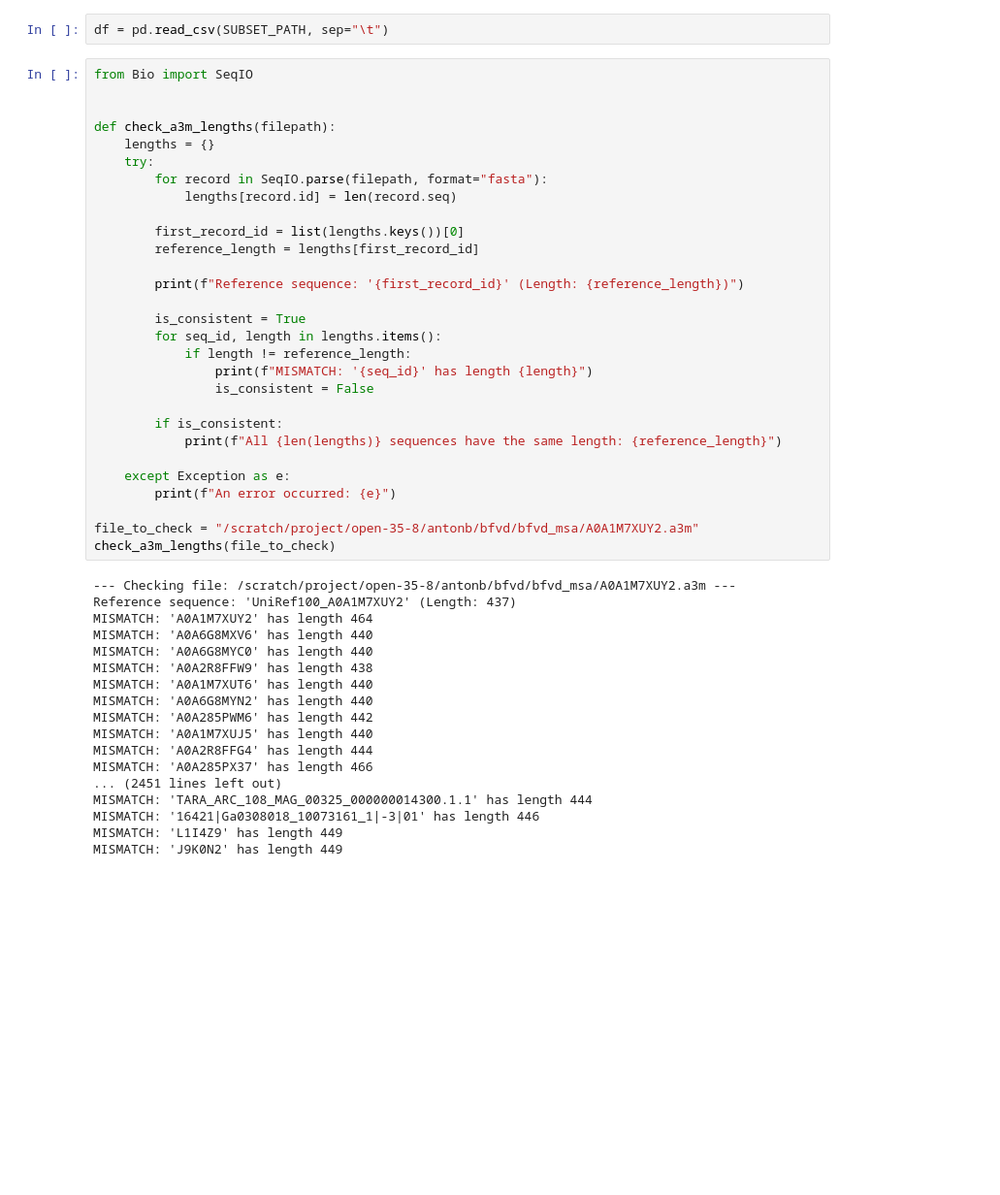
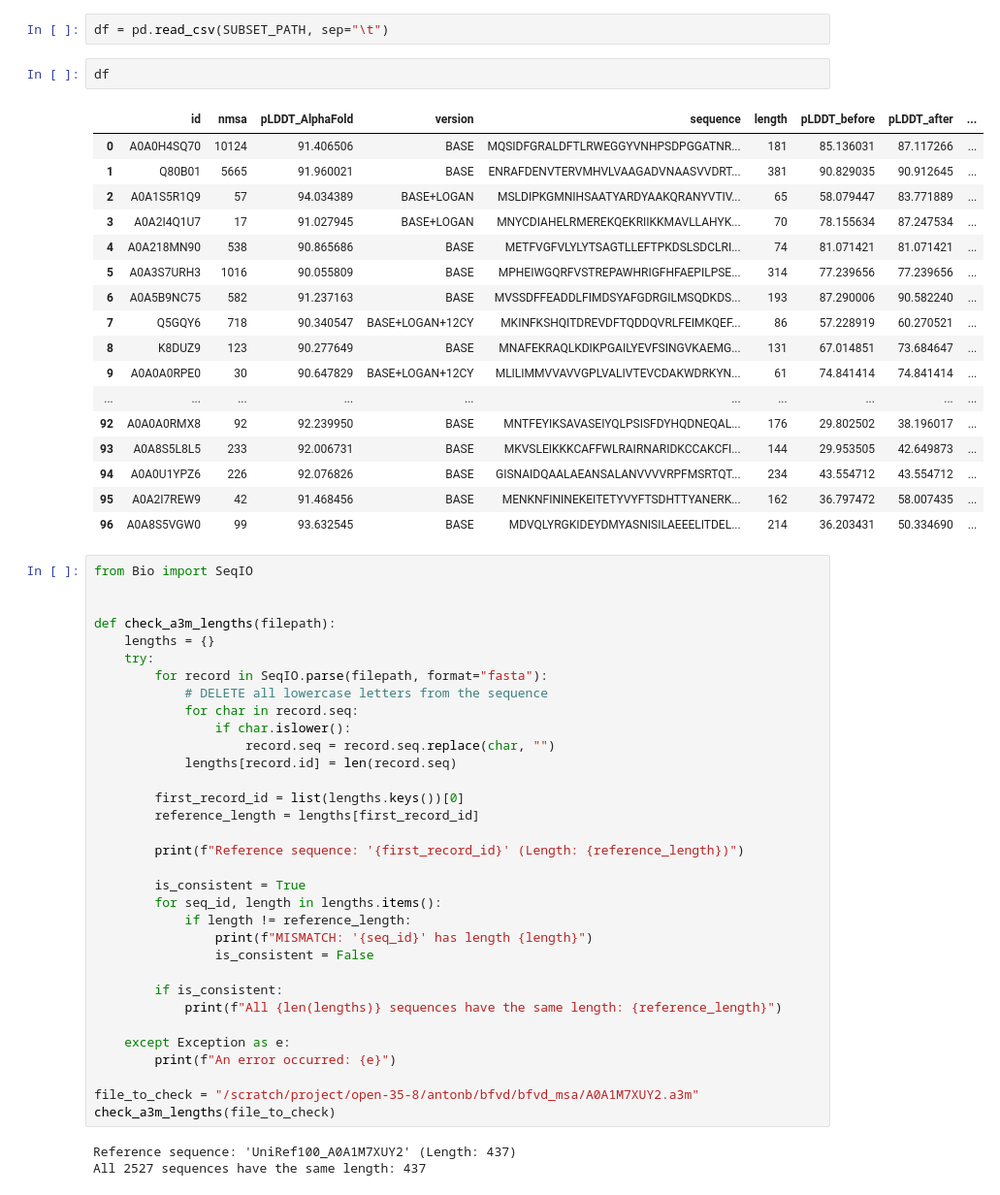
Before and after one commit to pimenol/ProteinTTT, a Jupyter notebook: notebooks/ProteinTTT_MSA.ipynb, the cells around one changed output. Shown at 97% size. Cells and saved outputs as stored; diff of their text form; blank space fills up the shorter version.

```diff
--- a/notebooks/ProteinTTT_MSA.ipynb
+++ b/notebooks/ProteinTTT_MSA.ipynb
@@ -31,6 +31,26 @@ SUBSET_PATH = base_path / 'proteinttt_msa_testset.tsv'
 # Choosing data
 # %%
 df = pd.read_csv(SUBSET_PATH, sep="\t")
+# %%
+df
+# %% [output]
+|  | id | nmsa | pLDDT_AlphaFold | version | sequence | length | pLDDT_before | pLDDT_after | ... |
+| 0 | A0A0H4SQ70 | 10124 | 91.406506 | BASE | MQSIDFGRALDFTLRWEGGYVNHPSDPGGATNR... | 181 | 85.136031 | 87.117266 | ... |
+| 1 | Q80B01 | 5665 | 91.960021 | BASE | ENRAFDENVTERVMHVLVAAGADVNAASVVDRT... | 381 | 90.829035 | 90.912645 | ... |
+| 2 | A0A1S5R1Q9 | 57 | 94.034389 | BASE+LOGAN | MSLDIPKGMNIHSAATYARDYAAKQRANYVTIV... | 65 | 58.079447 | 83.771889 | ... |
+| 3 | A0A2I4Q1U7 | 17 | 91.027945 | BASE+LOGAN | MNYCDIAHELRMEREKQEKRIIKKMAVLLAHYK... | 70 | 78.155634 | 87.247534 | ... |
+| 4 | A0A218MN90 | 538 | 90.865686 | BASE | METFVGFVLYLYTSAGTLLEFTPKDSLSDCLRI... | 74 | 81.071421 | 81.071421 | ... |
+| 5 | A0A3S7URH3 | 1016 | 90.055809 | BASE | MPHEIWGQRFVSTREPAWHRIGFHFAEPILPSE... | 314 | 77.239656 | 77.239656 | ... |
+| 6 | A0A5B9NC75 | 582 | 91.237163 | BASE | MVSSDFFEADDLFIMDSYAFGDRGILMSQDKDS... | 193 | 87.290006 | 90.582240 | ... |
+| 7 | Q5GQY6 | 718 | 90.340547 | BASE+LOGAN+12CY | MKINFKSHQITDREVDFTQDDQVRLFEIMKQEF... | 86 | 57.228919 | 60.270521 | ... |
+| 8 | K8DUZ9 | 123 | 90.277649 | BASE | MNAFEKRAQLKDIKPGAILYEVFSINGVKAEMG... | 131 | 67.014851 | 73.684647 | ... |
+| 9 | A0A0A0RPE0 | 30 | 90.647829 | BASE+LOGAN+12CY | MLILIMMVVAVVGPLVALIVTEVCDAKWDRKYN... | 61 | 74.841414 | 74.841414 | ... |
+| ... | ... | ... | ... | ... | ... | ... | ... | ... | ... |
+| 92 | A0A0A0RMX8 | 92 | 92.239950 | BASE | MNTFEYIKSAVASEIYQLPSISFDYHQDNEQAL... | 176 | 29.802502 | 38.196017 | ... |
+| 93 | A0A8S5L8L5 | 233 | 92.006731 | BASE | MKVSLEIKKKCAFFWLRAIRNARIDKCCAKCFI... | 144 | 29.953505 | 42.649873 | ... |
+| 94 | A0A0U1YPZ6 | 226 | 92.076826 | BASE | GISNAIDQAALAEANSALANVVVVRPFMSRTQT... | 234 | 43.554712 | 43.554712 | ... |
+| 95 | A0A2I7REW9 | 42 | 91.468456 | BASE | MENKNFININEKEITETYVYFTSDHTTYANERK... | 162 | 36.797472 | 58.007435 | ... |
+| 96 | A0A8S5VGW0 | 99 | 93.632545 | BASE | MDVQLYRGKIDEYDMYASNISILAEEELITDEL... | 214 | 36.203431 | 50.334690 | ... |
 # %%
 from Bio import SeqIO
 
@@ -39,6 +59,10 @@ def check_a3m_lengths(filepath):
     lengths = {}
     try:
         for record in SeqIO.parse(filepath, format="fasta"):
+            # DELETE all lowercase letters from the sequence
+            for char in record.seq:
+                if char.islower():
+                    record.seq = record.seq.replace(char, "")
             lengths[record.id] = len(record.seq)
 
         first_record_id = list(lengths.keys())[0]
@@ -61,20 +85,5 @@ def check_a3m_lengths(filepath):
 file_to_check = "/scratch/project/open-35-8/antonb/bfvd/bfvd_msa/A0A1M7XUY2.a3m"
 check_a3m_lengths(file_to_check)
 # %% [output]
---- Checking file: /scratch/project/open-35-8/antonb/bfvd/bfvd_msa/A0A1M7XUY2.a3m ---
 Reference sequence: 'UniRef100_A0A1M7XUY2' (Length: 437)
-MISMATCH: 'A0A1M7XUY2' has length 464
-MISMATCH: 'A0A6G8MXV6' has length 440
-MISMATCH: 'A0A6G8MYC0' has length 440
-MISMATCH: 'A0A2R8FFW9' has length 438
-MISMATCH: 'A0A1M7XUT6' has length 440
-MISMATCH: 'A0A6G8MYN2' has length 440
-MISMATCH: 'A0A285PWM6' has length 442
-MISMATCH: 'A0A1M7XUJ5' has length 440
-MISMATCH: 'A0A2R8FFG4' has length 444
-MISMATCH: 'A0A285PX37' has length 466
-... (2451 lines left out)
-MISMATCH: 'TARA_ARC_108_MAG_00325_000000014300.1.1' has length 444
-MISMATCH: '16421|Ga0308018_10073161_1|-3|01' has length 446
-MISMATCH: 'L1I4Z9' has length 449
-MISMATCH: 'J9K0N2' has length 449
+All 2527 sequences have the same length: 437
```
Also changed, not shown: 4 other files.
